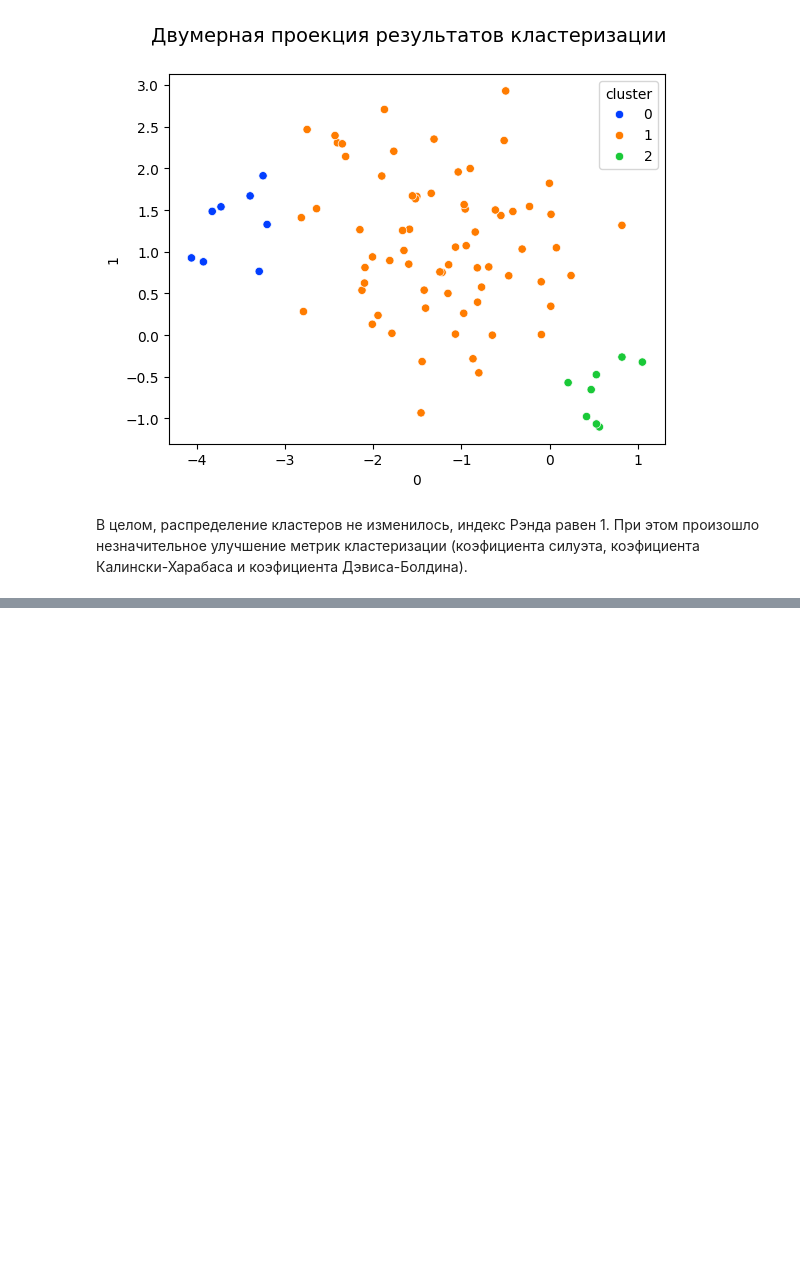
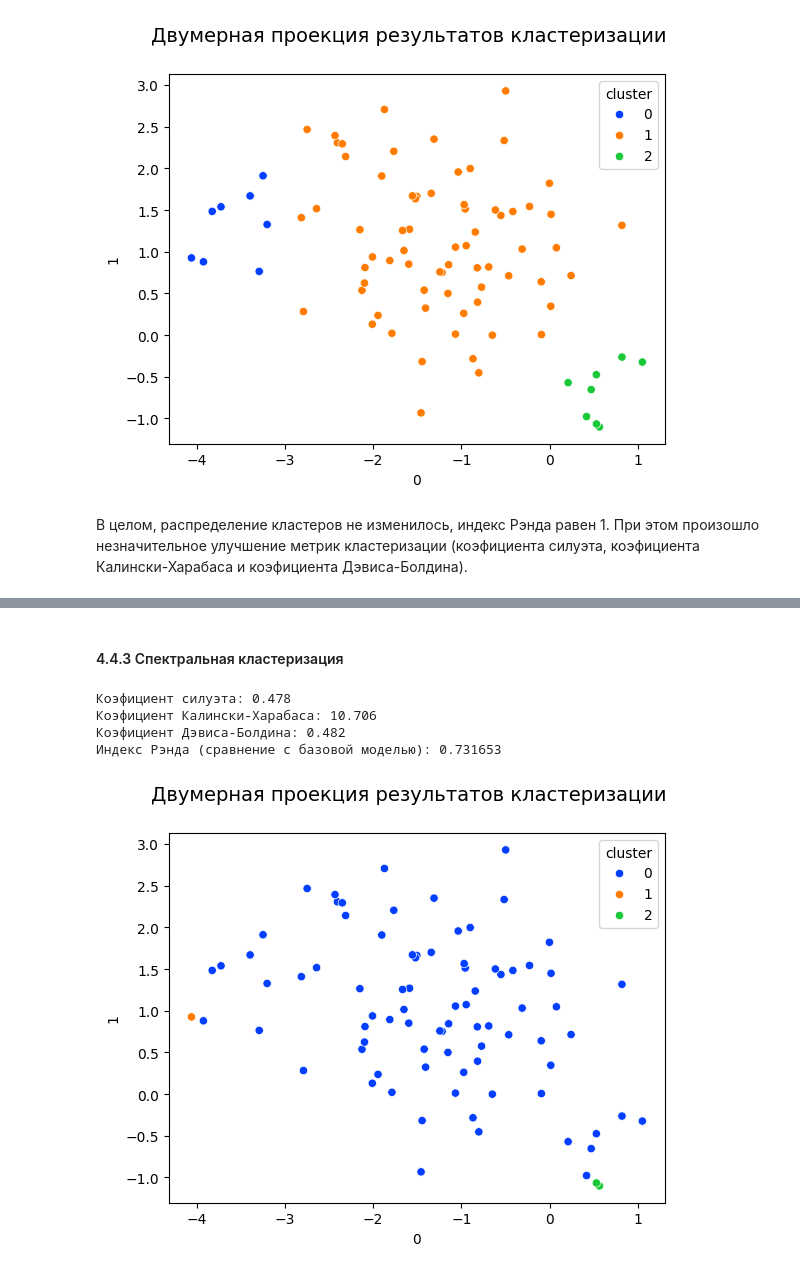
Before and after one commit to vokhmianin-da/social_russia_project, a Jupyter notebook: Diplom_3.ipynb, the cells around one changed output, grey strips where cells are left out. Saved outputs shown, nothing was run; the diff lists cells and outputs as text; code cells hidden in the pictures; blank space fills up the shorter version.

```diff
--- a/Diplom_3.ipynb
+++ b/Diplom_3.ipynb
@@ -187,0 +251,15 @@ print(f'Индекс Рэнда (сравнение с базовой модел
+# %% [markdown]
+#### 4.4.3 Спектральная кластеризация
+# %%
+# Лучший вариант: eigen_solver='lobpcg'
+spectral = SpectralClustering(n_clusters=3, eigen_solver='lobpcg')
+labels = spectral.fit_predict(df_pca)
+plot_2D_clusters(df_pca, labels)
+print(f'Индекс Рэнда (сравнение с базовой моделью): {metrics.rand_score(bm_labels, labels):3f}')
+add_model_to_list(df_pca, labels, 'Spectral Clustering', bm_labels)
+# %% [output]
+Коэфициент силуэта: 0.478
+Коэфициент Калински-Харабаса: 10.706
+Коэфициент Дэвиса-Болдина: 0.482
+Индекс Рэнда (сравнение с базовой моделью): 0.731653
+[figure, added]
```
Also changed, not shown: parts of 22 cells of this notebook, 2 other files.
